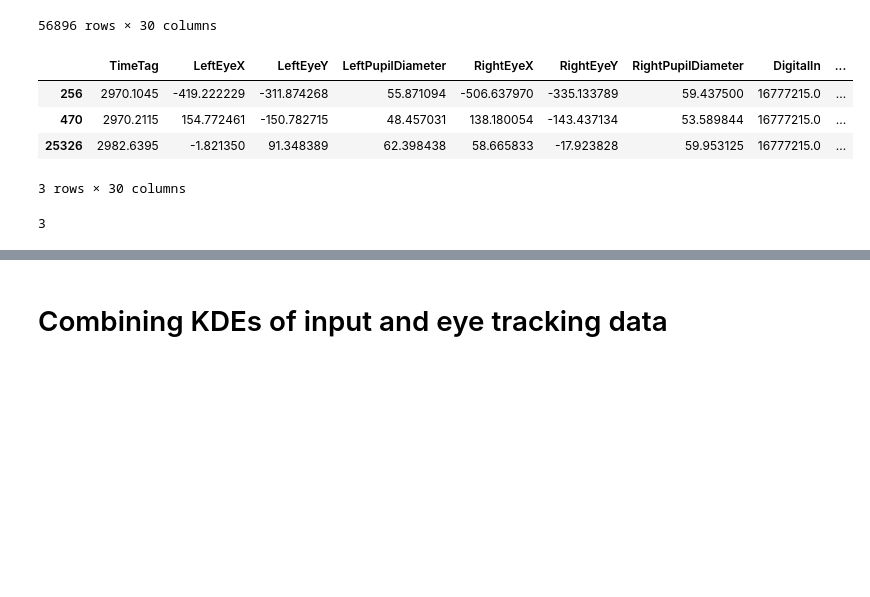
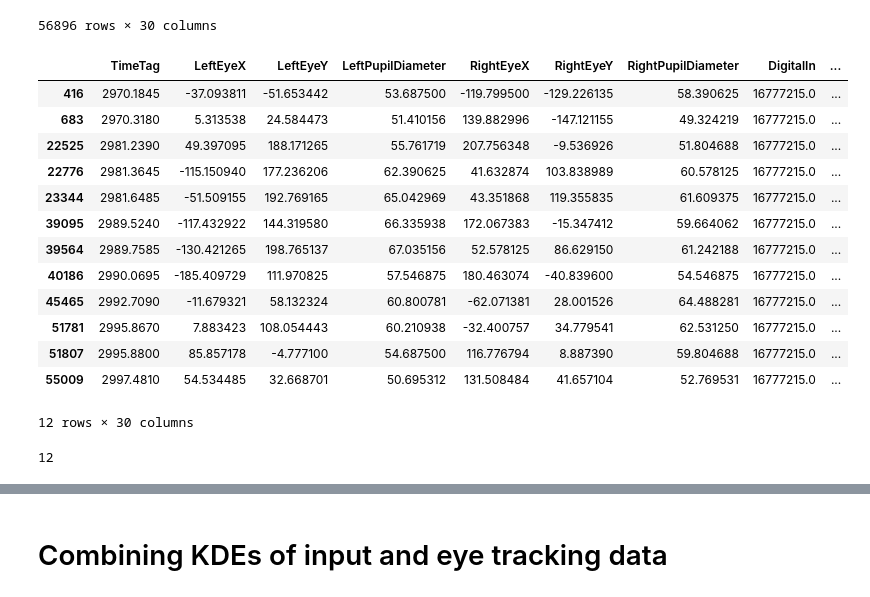
Before and after one commit to nilsheinrich/eye_movement_analysis_moonlander, a Jupyter notebook: data_analysis.ipynb, the cells around one changed output, grey strips where cells are left out. Cells and saved outputs as stored; diff of their text form; code cells hidden in the pictures; blank space fills up the shorter version.

```diff
--- a/data_analysis.ipynb
+++ b/data_analysis.ipynb
@@ -212,7 +215,7 @@ def pre_process_eye_data(eye_data, screen_width_in_mm=595, screen_height_in_mm=3
     out = eye_data.groupby("N_saccade", dropna=False).apply(calc_saccade_direction)
 
     # convert saccade amplitude from pixels to visual angle (°)
-    eye_data["saccade_amplitude_visual_angle"] =
+    #eye_data["saccade_amplitude_visual_angle"] =
 
     # set saccade direction to NaN everywhere where there is no saccade
     out.loc[eye_data.Saccade < 1.0, ["saccade_direction_x", "saccade_direction_y"]] = np.nan
@@ -245,18 +248,27 @@ eye_data
 # %%
 saccades = eye_data.loc[eye_data["saccadeOnset"] == 1]
 
-progressive_saccades = saccades.loc[saccades["saccade_direction_y"] >= 0]
+progressive_saccades = saccades.loc[saccades["saccade_direction_y"] <= 0]
 progressive_saccades
 # %% [output]
 |  | TimeTag | LeftEyeX | LeftEyeY | LeftPupilDiameter | RightEyeX | RightEyeY | RightPupilDiameter | DigitalIn | ... |
-| 256 | 2970.1045 | -419.222229 | -311.874268 | 55.871094 | -506.637970 | -335.133789 | 59.437500 | 16777215.0 | ... |
-| 470 | 2970.2115 | 154.772461 | -150.782715 | 48.457031 | 138.180054 | -143.437134 | 53.589844 | 16777215.0 | ... |
-| 25326 | 2982.6395 | -1.821350 | 91.348389 | 62.398438 | 58.665833 | -17.923828 | 59.953125 | 16777215.0 | ... |
+| 416 | 2970.1845 | -37.093811 | -51.653442 | 53.687500 | -119.799500 | -129.226135 | 58.390625 | 16777215.0 | ... |
+| 683 | 2970.3180 | 5.313538 | 24.584473 | 51.410156 | 139.882996 | -147.121155 | 49.324219 | 16777215.0 | ... |
+| 22525 | 2981.2390 | 49.397095 | 188.171265 | 55.761719 | 207.756348 | -9.536926 | 51.804688 | 16777215.0 | ... |
+| 22776 | 2981.3645 | -115.150940 | 177.236206 | 62.390625 | 41.632874 | 103.838989 | 60.578125 | 16777215.0 | ... |
+| 23344 | 2981.6485 | -51.509155 | 192.769165 | 65.042969 | 43.351868 | 119.355835 | 61.609375 | 16777215.0 | ... |
+| 39095 | 2989.5240 | -117.432922 | 144.319580 | 66.335938 | 172.067383 | -15.347412 | 59.664062 | 16777215.0 | ... |
+| 39564 | 2989.7585 | -130.421265 | 198.765137 | 67.035156 | 52.578125 | 86.629150 | 61.242188 | 16777215.0 | ... |
+| 40186 | 2990.0695 | -185.409729 | 111.970825 | 57.546875 | 180.463074 | -40.839600 | 54.546875 | 16777215.0 | ... |
+| 45465 | 2992.7090 | -11.679321 | 58.132324 | 60.800781 | -62.071381 | 28.001526 | 64.488281 | 16777215.0 | ... |
+| 51781 | 2995.8670 | 7.883423 | 108.054443 | 60.210938 | -32.400757 | 34.779541 | 62.531250 | 16777215.0 | ... |
+| 51807 | 2995.8800 | 85.857178 | -4.777100 | 54.687500 | 116.776794 | 8.887390 | 59.804688 | 16777215.0 | ... |
+| 55009 | 2997.4810 | 54.534485 | 32.668701 | 50.695312 | 131.508484 | 41.657104 | 52.769531 | 16777215.0 | ... |
-3 rows × 30 columns
+12 rows × 30 columns
 # %%
 len(progressive_saccades)
 # %% [output]
-3
+12
 # %%
 fig, ax = plt.subplots(figsize=(12, 6))
 ax.set_title(f"eye y positions", fontdict={"fontweight": "bold"})
```
Also changed, not shown: parts of 31 cells of this notebook, 1 other file.
